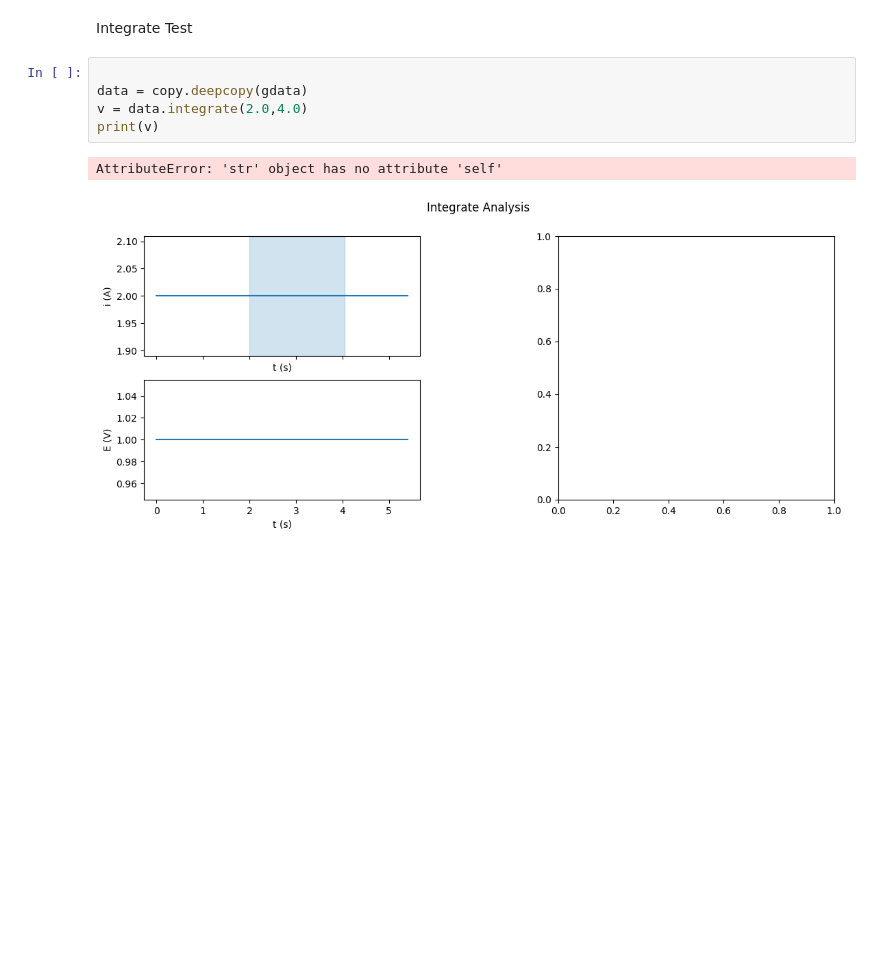
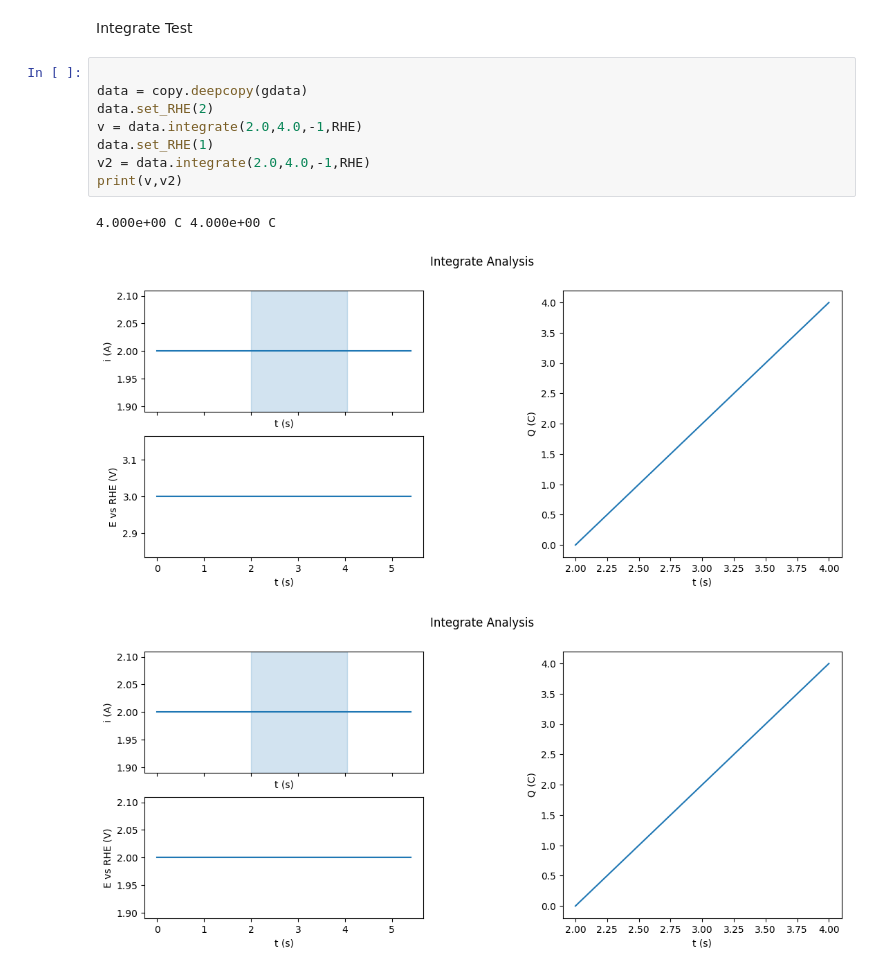
Before and after one commit to NordicEC/EC4py, a Jupyter notebook: dev/Step_Data/Step_data_t.ipynb, the cells around one changed output. Drawn from its saved outputs; the diff is of its cells as text; blank space fills up the shorter version.

```diff
--- a/dev/Step_Data/Step_data_t.ipynb
+++ b/dev/Step_Data/Step_data_t.ipynb
@@ -23,9 +36,13 @@ Integrate Test
 # %%
 
 data = copy.deepcopy(gdata)
-v = data.integrate(2.0,4.0)
-print(v)
+data.set_RHE(2)
+v = data.integrate(2.0,4.0,-1,RHE)
+data.set_RHE(1)
+v2 = data.integrate(2.0,4.0,-1,RHE)
+print(v,v2)
 # %% [output]
-AttributeError: 'str' object has no attribute 'self'
+4.000e+00 C 4.000e+00 C
-[figure, old version]
+[figure, new version]
+[figure, added]
 # %%
```
Also changed, not shown: parts of 5 cells of this notebook, 20 other files.
